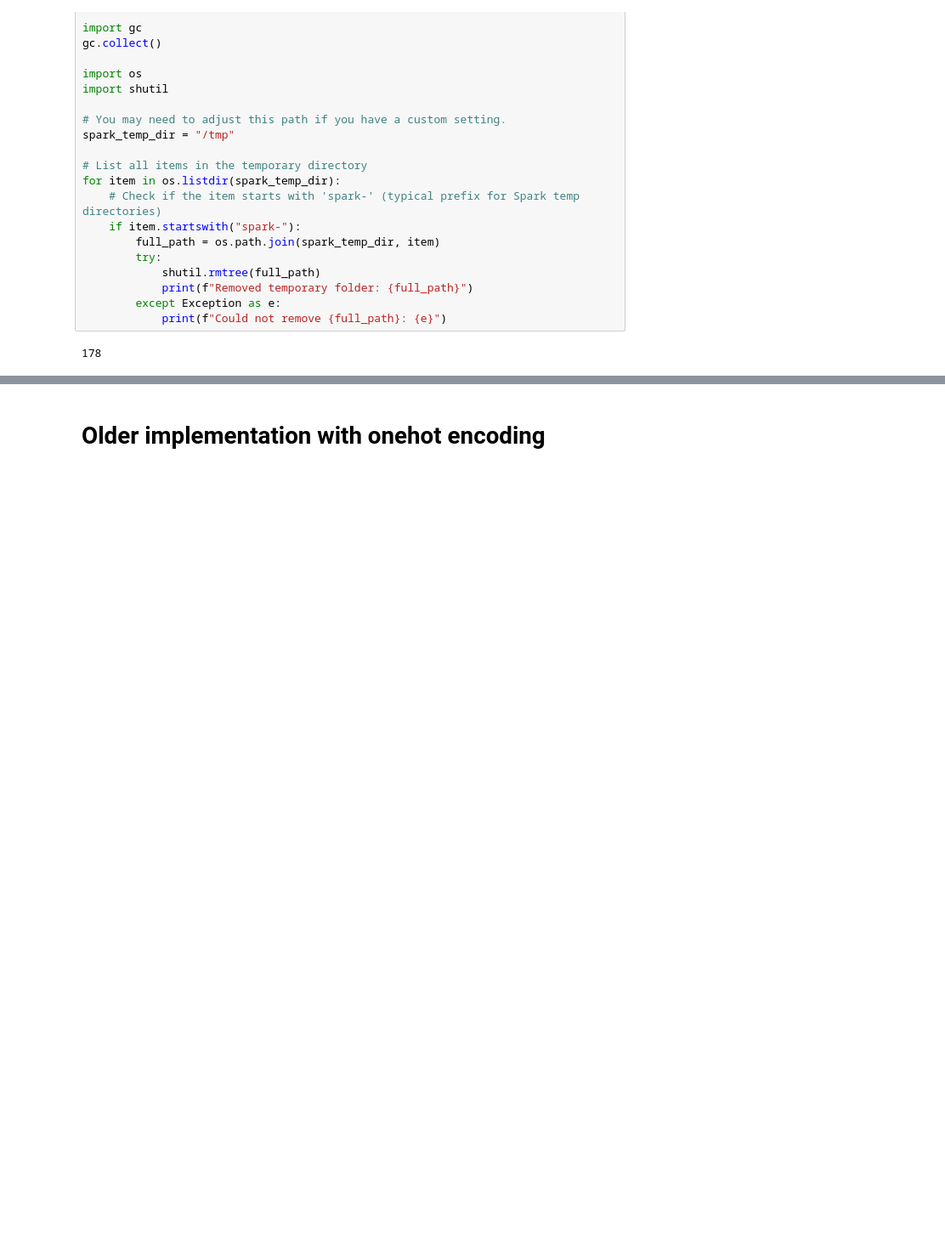
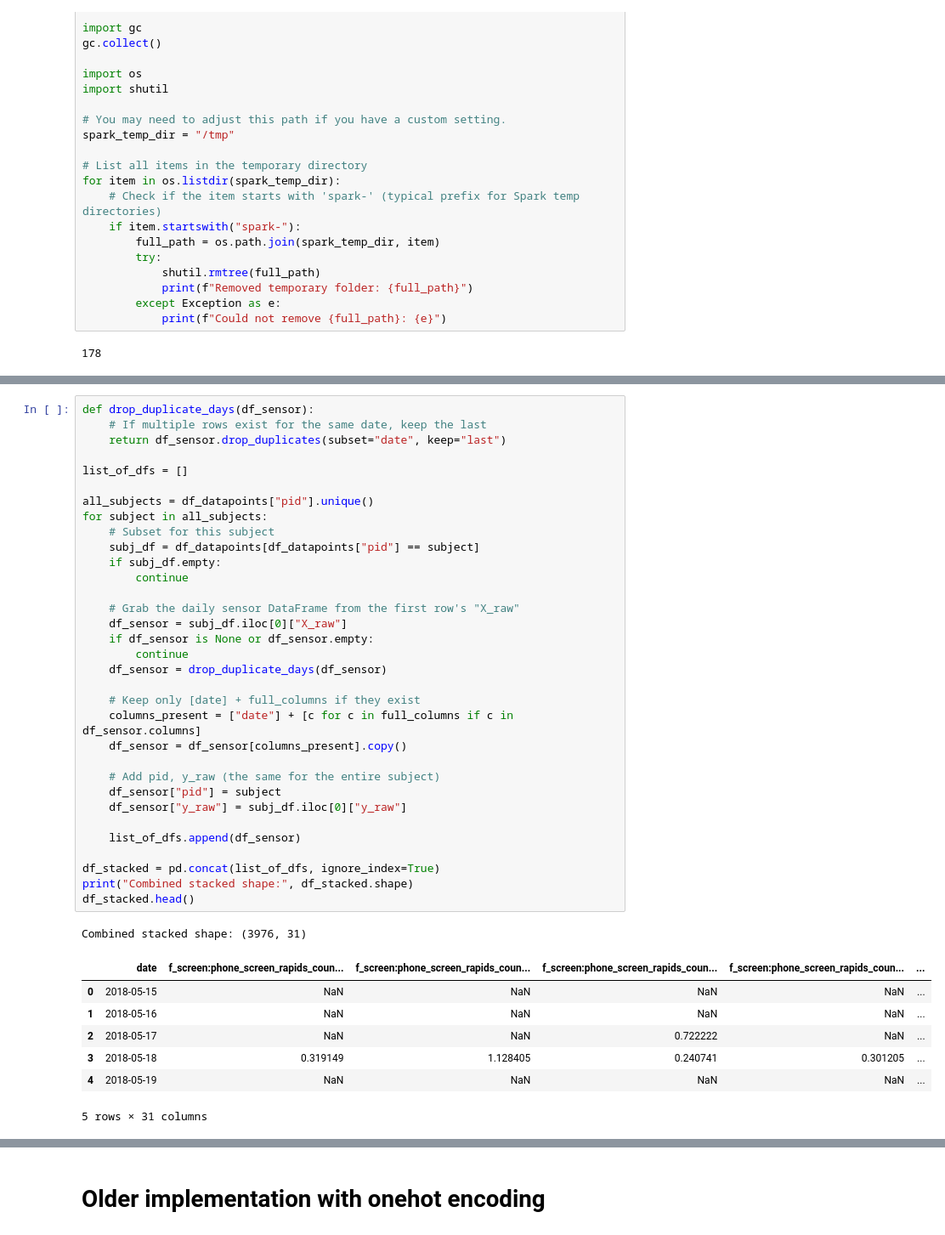
Before and after one commit to WillKeWang/Depression_Tracking, a Jupyter notebook: association_rule_mining/notebooks/attempt_arm.ipynb, the cells around one changed output, grey strips where cells are left out. Shown at 85% size. Drawn from its saved outputs; the diff is of its cells as text; blank space fills up the shorter version.

```diff
--- a/association_rule_mining/notebooks/attempt_arm.ipynb
+++ b/association_rule_mining/notebooks/attempt_arm.ipynb
@@ -1108,0 +1352,42 @@ for item in os.listdir(spark_temp_dir):
+# %%
+def drop_duplicate_days(df_sensor):
+    # If multiple rows exist for the same date, keep the last
+    return df_sensor.drop_duplicates(subset="date", keep="last")
+
+list_of_dfs = []
+
+all_subjects = df_datapoints["pid"].unique()
+for subject in all_subjects:
+    # Subset for this subject
+    subj_df = df_datapoints[df_datapoints["pid"] == subject]
+    if subj_df.empty:
+        continue
+
+    # Grab the daily sensor DataFrame from the first row's "X_raw"
+    df_sensor = subj_df.iloc[0]["X_raw"]
+    if df_sensor is None or df_sensor.empty:
+        continue
+    df_sensor = drop_duplicate_days(df_sensor)
+
+    # Keep only [date] + full_columns if they exist
+    columns_present = ["date"] + [c for c in full_columns if c in df_sensor.columns]
+    df_sensor = df_sensor[columns_present].copy()
+
+    # Add pid, y_raw (the same for the entire subject)
+    df_sensor["pid"] = subject
+    df_sensor["y_raw"] = subj_df.iloc[0]["y_raw"]
+
+    list_of_dfs.append(df_sensor)
+
+df_stacked = pd.concat(list_of_dfs, ignore_index=True)
+print("Combined stacked shape:", df_stacked.shape)
+df_stacked.head()
+# %% [output]
+Combined stacked shape: (3976, 31)
+|  | date | f_screen:phone_screen_rapids_coun... | f_screen:phone_screen_rapids_coun... | f_screen:phone_screen_rapids_coun... | f_screen:phone_screen_rapids_coun... | ... |
+| 0 | 2018-05-15 | NaN | NaN | NaN | NaN | ... |
+| 1 | 2018-05-16 | NaN | NaN | NaN | NaN | ... |
+| 2 | 2018-05-17 | NaN | NaN | 0.722222 | NaN | ... |
+| 3 | 2018-05-18 | 0.319149 | 1.128405 | 0.240741 | 0.301205 | ... |
+| 4 | 2018-05-19 | NaN | NaN | NaN | NaN | ... |
+5 rows × 31 columns
```
Also changed, not shown: parts of 9 cells of this notebook, 1 other file.
